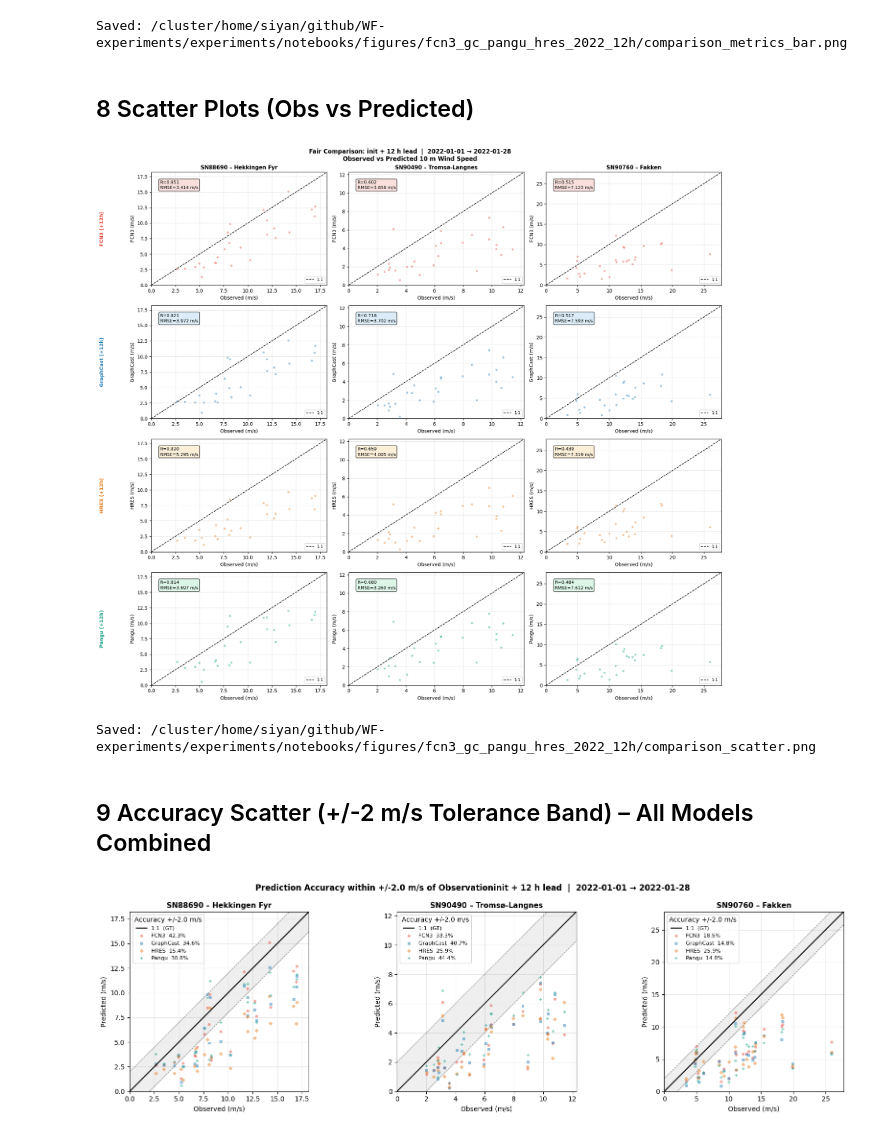
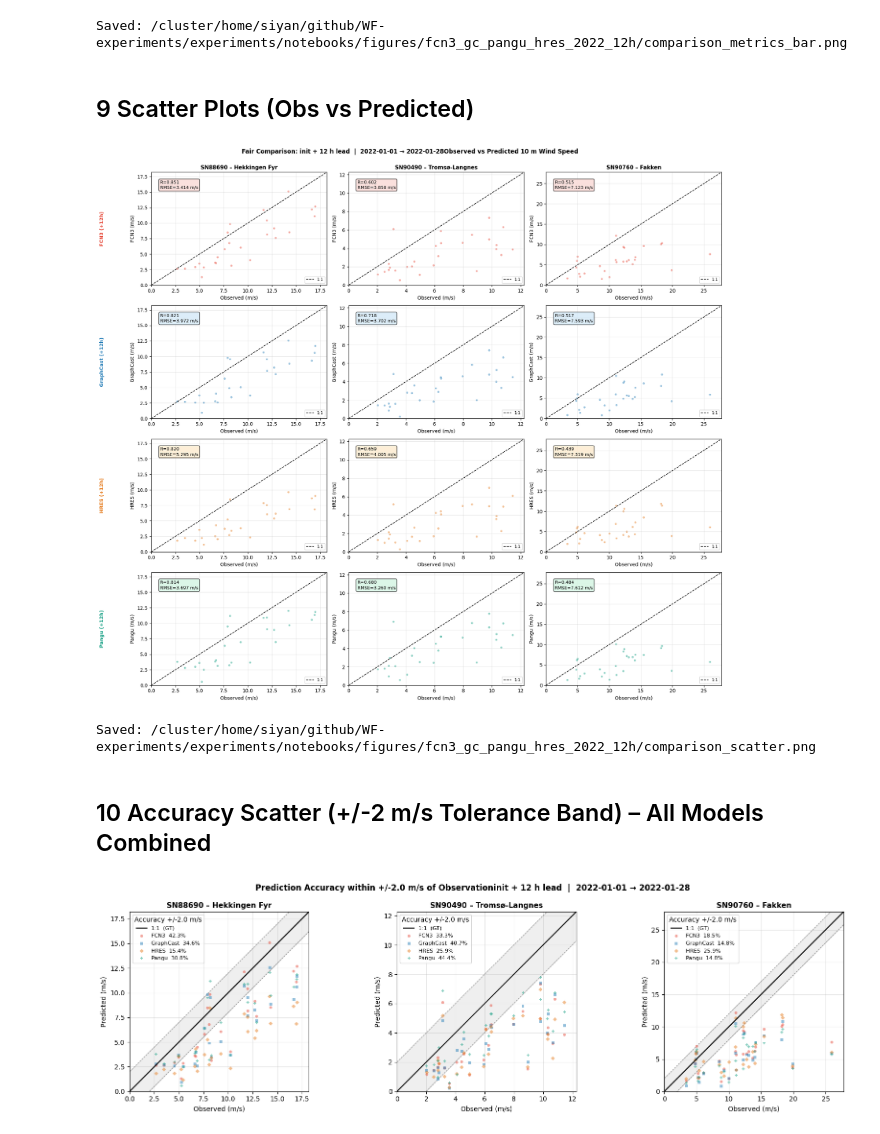
Before and after one commit to chensy618/WF-experiments, a Jupyter notebook: experiments/notebooks/comparison_fcn3_graphcast_pangu_hres_obs_2022.ipynb, the cells around one changed output. Saved outputs shown, nothing was run; the diff lists cells and outputs as text; code cells hidden in the pictures.

```diff
--- a/experiments/notebooks/comparison_fcn3_graphcast_pangu_hres_obs_2022.ipynb
+++ b/experiments/notebooks/comparison_fcn3_graphcast_pangu_hres_obs_2022.ipynb
@@ -607,7 +607,7 @@ print(f'Saved: {out}')
 [figure]
 Saved: /cluster/home/siyan/github/WF-experiments/experiments/notebooks/figures/fcn3_gc_pangu_hres_2022_12h/comparison_metrics_bar.png
 # %% [markdown]
-## 8  Scatter Plots (Obs vs Predicted)
+## 9  Scatter Plots (Obs vs Predicted)
 # %%
 model_rows = [
     ('fcn3_wind',  'FCN3',      'FCN3 RMSE',      CLR['FCN3'],      '#FADBD8'),
@@ -627,38 +627,38 @@ for col, (sid, info) in enumerate(STATIONS.items()):
         ax = axes[row_i, col]
         ax.scatter(sub['obs_wind'], sub[wind_col], alpha=0.45, s=18, color=clr, edgecolors='none')
         ax.plot([0, vmax], [0, vmax], 'k--', lw=1.2, label='1:1')
         ax.set_xlim(0, vmax); ax.set_ylim(0, vmax)
         ax.set_xlabel('Observed (m/s)', fontsize=10)
         ax.set_ylabel(f'{label} (m/s)', fontsize=10)
         if row_i == 0:
             ax.set_title(f'{sid} – {info["name"]}', fontsize=11, fontweight='bold')
         r = np.corrcoef(sub['obs_wind'], sub[wind_col])[0, 1]
         ax.text(0.05, 0.93, f'R={r:.3f}\nRMSE={metrics.loc[sid, rmse_key]:.3f} m/s',
                 transform=ax.transAxes, fontsize=9, va='top',
                 bbox=dict(boxstyle='round', facecolor=fc, alpha=0.85))
         ax.legend(fontsize=8); ax.grid(alpha=0.3)
 
 plt.tight_layout(rect=[0.05, 0, 1, 0.97])
 for row_i, (_, label, _, clr, _) in enumerate(model_rows):
     bbox  = axes[row_i, 0].get_position()
     y_mid = (bbox.y0 + bbox.y1) / 2
     fig.text(0.01, y_mid, f'{label} (+{LEAD_H}h)', va='center', rotation='vertical',
              fontsize=10, fontweight='bold', color=clr)
 
 fig.suptitle(
-    f'Fair Comparison: init + {LEAD_H} h lead  |  {PERIOD_START} → {PERIOD_END}\n'
+    f'Fair Comparison: init + {LEAD_H} h lead  |  {PERIOD_START} → {PERIOD_END}'
     'Observed vs Predicted 10 m Wind Speed',
     fontsize=12, fontweight='bold', y=0.99
 )
 out = FIG_DIR / 'comparison_scatter.png'
 plt.savefig(out, dpi=130, bbox_inches='tight')
 plt.show()
 print(f'Saved: {out}')
 # %% [output]
-[figure, old version]
+[figure, new version]
 Saved: /cluster/home/siyan/github/WF-experiments/experiments/notebooks/figures/fcn3_gc_pangu_hres_2022_12h/comparison_scatter.png
 # %% [markdown]
-## 9  Accuracy Scatter (+/-2 m/s Tolerance Band) – All Models Combined
+## 10  Accuracy Scatter (+/-2 m/s Tolerance Band) – All Models Combined
 # %%
 TOLERANCE = 2.0  # m/s
 
```
Also changed, not shown: parts of 11 cells of this notebook, 3 other files.
